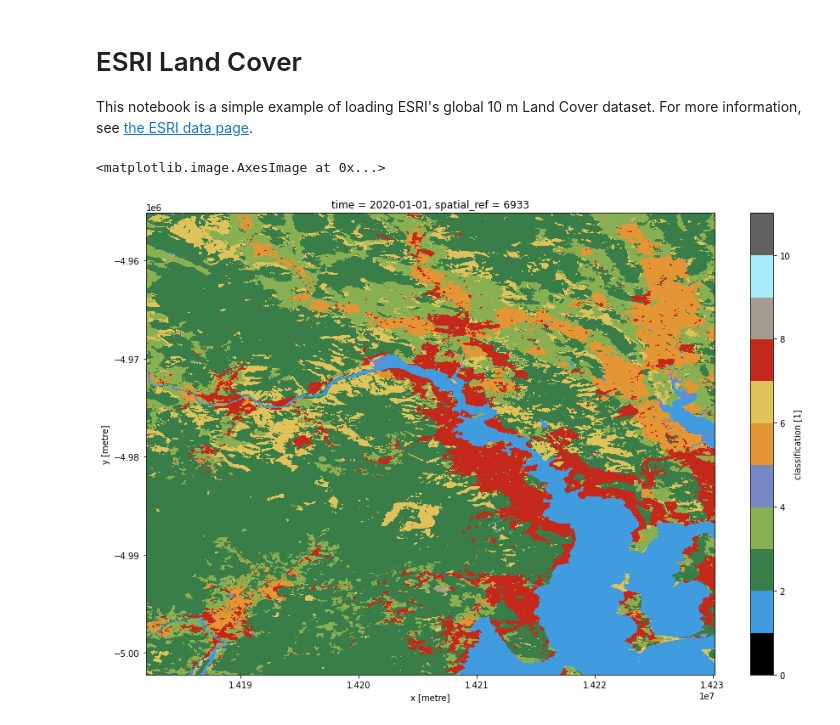
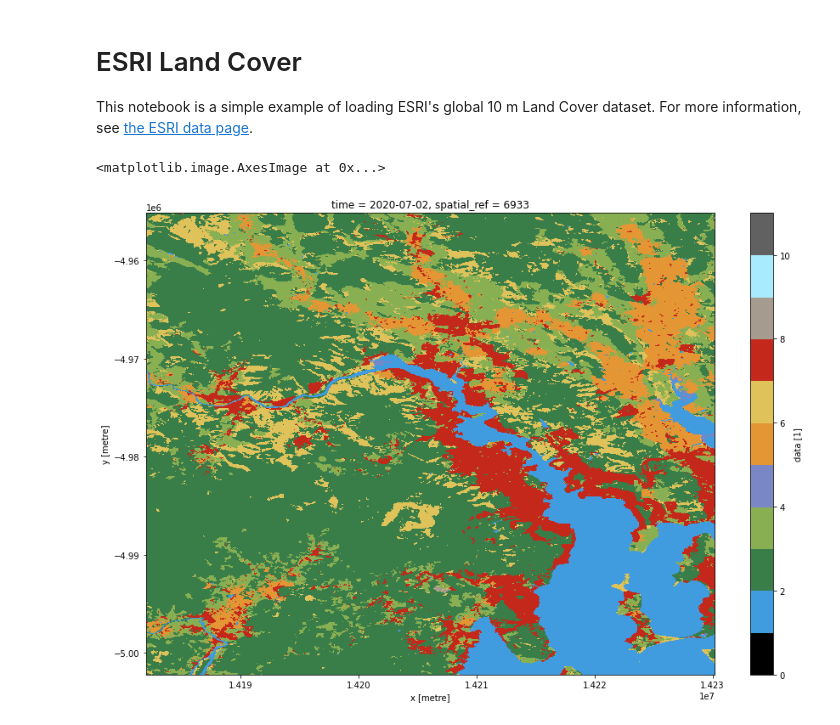
Before and after one commit to opendatacube/cube-in-a-box, a Jupyter notebook: notebooks/ESRI_Land_Cover.ipynb, the cells around one changed output. Saved outputs shown, nothing was run; the diff lists cells and outputs as text; code cells hidden in the pictures.

```diff
--- a/notebooks/ESRI_Land_Cover.ipynb
+++ b/notebooks/ESRI_Land_Cover.ipynb
@@ -13,7 +13,7 @@ import numpy as np
 
 dc = datacube.Datacube()
 # %%
-product = "esri_land_cover"
+product = "io_lulc"
 # This is a point in Hobart
 lat, lon = -42.822771, 147.234277
 buf = 0.25
@@ -31,24 +31,24 @@ ds = dc.load(
 # %%
 # Colour it like the ESRI colour map
 cmap = mcolours.ListedColormap([
       np.array([0, 0, 0]) / 255,
       np.array([65, 155, 223]) / 255,
       np.array([57, 125, 73]) / 255,
       np.array([136, 176, 83]) / 255,
       np.array([122, 135, 198]) / 255,
       np.array([228, 150, 53]) / 255,
       np.array([223, 195, 90]) / 255,
       np.array([196 ,40, 27]) / 255,
       np.array([165, 155, 143]) / 255,
       np.array([168, 235, 255]) / 255,
       np.array([97, 97, 97]) / 255
 ])
 bounds=range(0,12)
 norm = mcolours.BoundaryNorm(np.array(bounds), cmap.N)
-ds.isel(time=0).classification.plot.imshow(cmap=cmap, norm=norm, size=10)
+ds.isel(time=0).data.plot.imshow(cmap=cmap, norm=norm, size=10)
 # %% [output]
 <matplotlib.image.AxesImage at 0x...>
-[figure, old version]
+[figure, new version]
 # %%
 # This is the centre of Australia, approximately
 lat, lon = -26.621795, 135.110935
```
Also changed, not shown: parts of 2 cells of this notebook, 4 other files.
